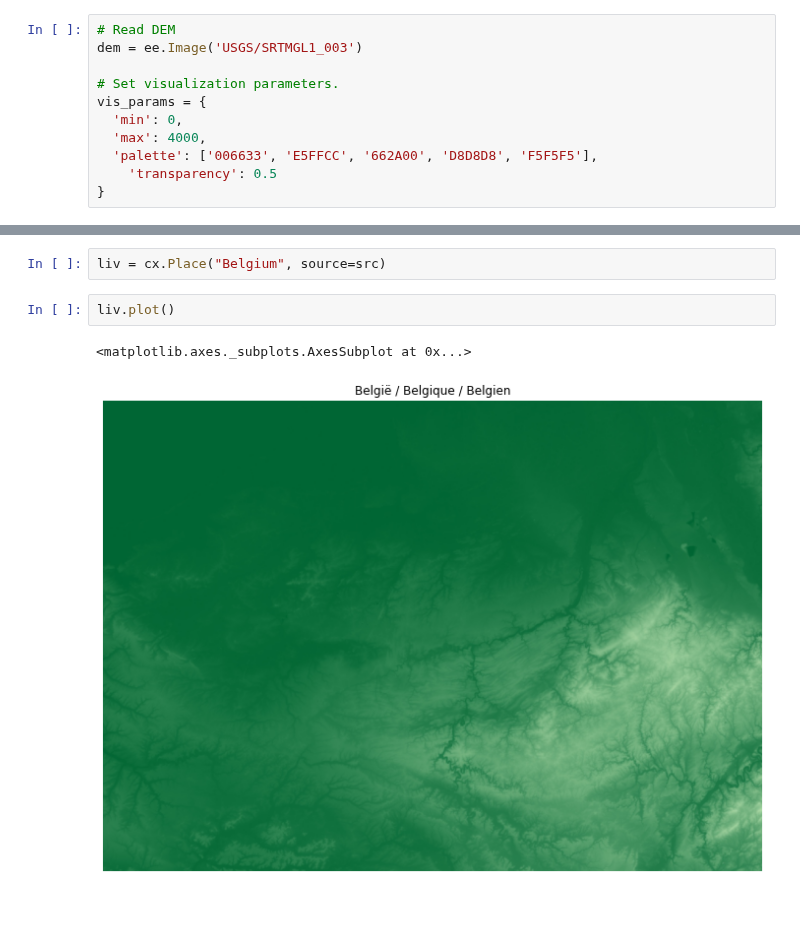
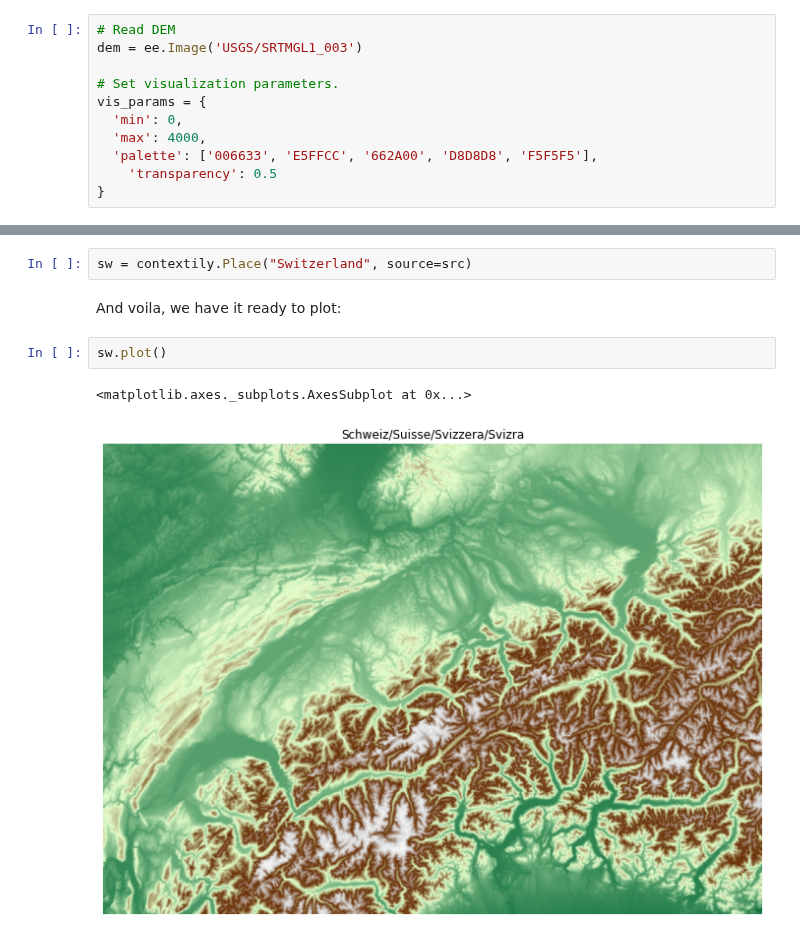
Before and after one commit to geopandas/contextily, a Jupyter notebook: notebooks/friends_gee.ipynb, the cells around one changed output, grey strips where cells are left out. Drawn from its saved outputs; the diff is of its cells as text; blank space fills up the shorter version.

```diff
--- a/notebooks/friends_gee.ipynb
+++ b/notebooks/friends_gee.ipynb
@@ -70,7 +101,9 @@ src
 # %%
-liv = cx.Place("Belgium", source=src)
+sw = contextily.Place("Switzerland", source=src)
+# %% [markdown]
+And voila, we have it ready to plot:
 # %%
-liv.plot()
+sw.plot()
 # %% [output]
 <matplotlib.axes._subplots.AxesSubplot at 0x...>
-[figure, old version]
+[figure, new version]
```
Also changed, not shown: parts of 27 cells of this notebook.
